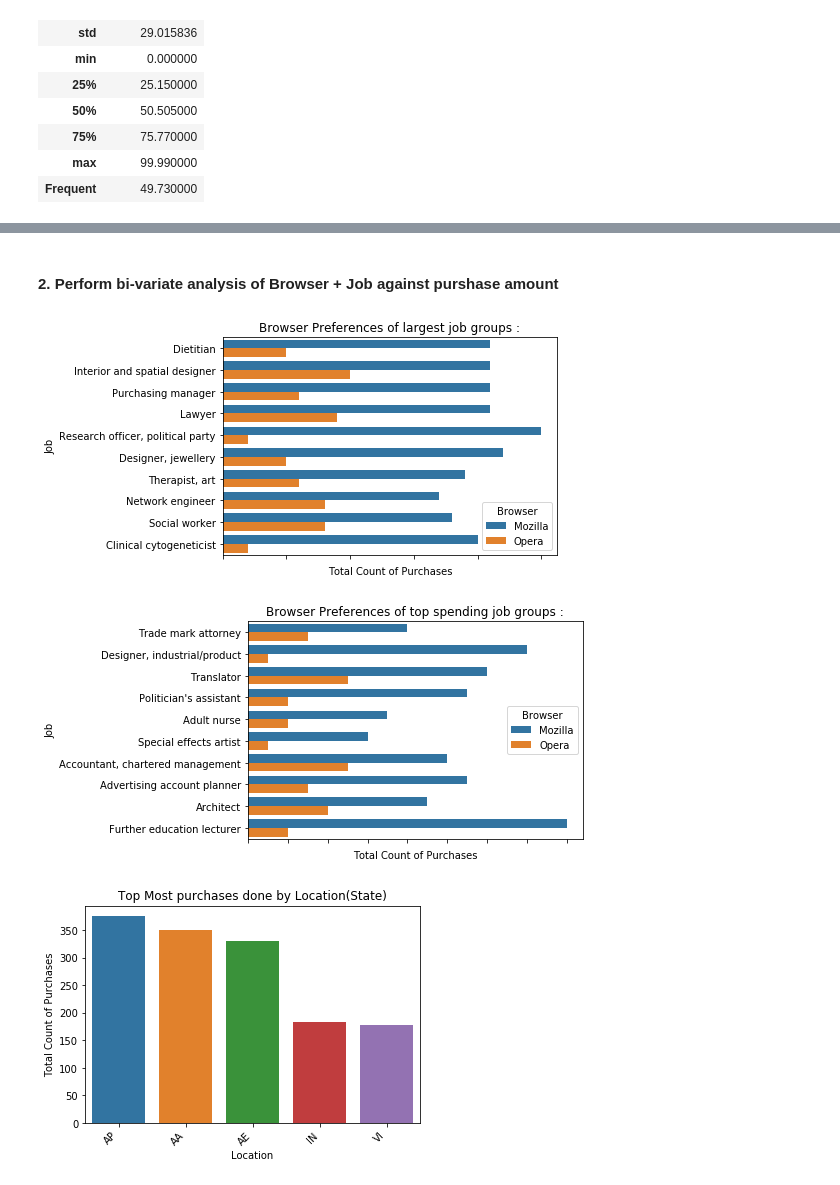
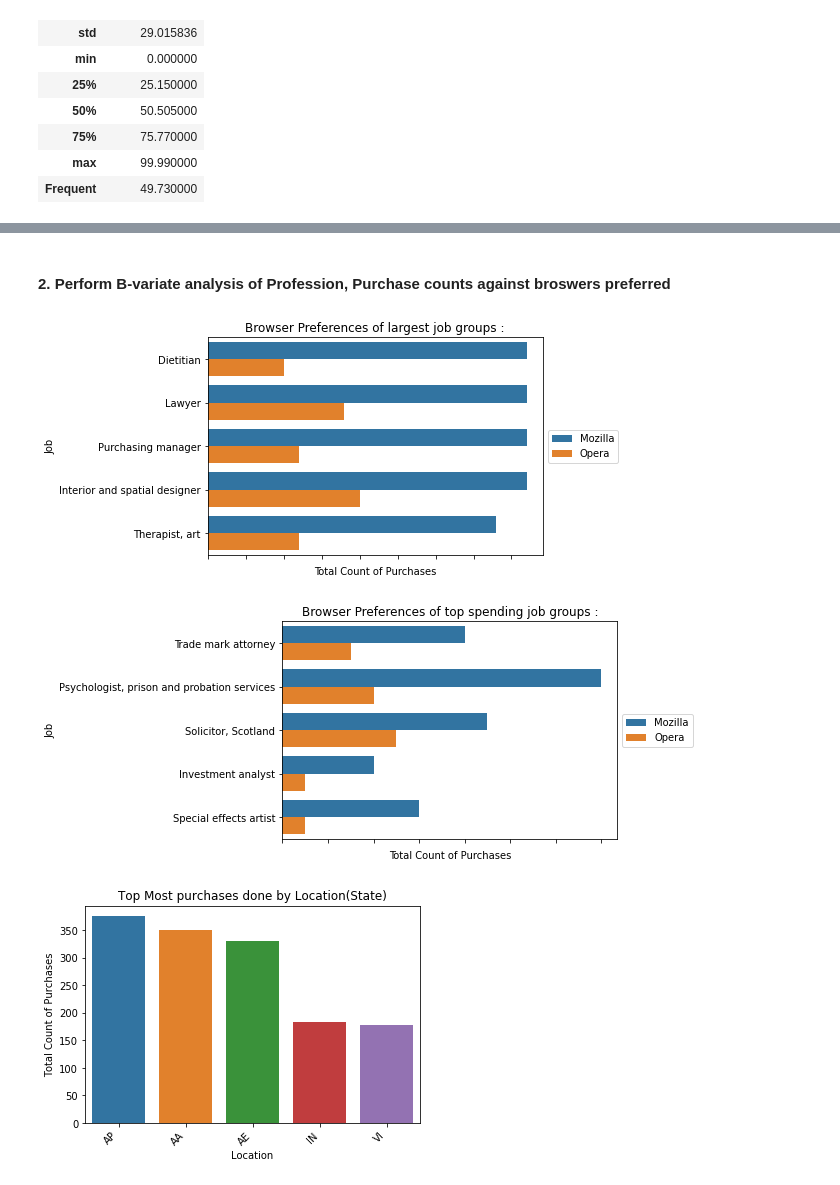
Before and after one commit to RajeshRamachander/ecom, a Jupyter notebook: ecom_eda.ipynb, the cells around one changed output, grey strips where cells are left out. Drawn from its saved outputs; the diff is of its cells as text; code cells hidden in the pictures.

Commit message:
Visualization update
Visualization drafted

```diff
--- a/ecom_eda.ipynb
+++ b/ecom_eda.ipynb
@@ -428,7 +424,7 @@ df = mean_imputed.get_data_frame()
 # %%
 job = df.groupby(by=['Job'], as_index=False)['Purchase Price'].sum()#group by Job and sort by total purchase amount
 
-res1= job.sort_values(by='Purchase Price', ascending=False).iloc[:10,:]
+res1= job.sort_values(by='Purchase Price', ascending=False).iloc[:5,:] #get top 5 profession and corresponding purchase
 res1 #On first sight it looks like dietitian is the designation that is spending the most amount
 # %% [output]
 |  | Job | Purchase Price |
@@ -522,22 +462,24 @@ ax.set_xticklabels(ax.get_xticklabels(), rotation=45, horizontalalignment='right
 # %% [markdown]
-#### 2. Perform bi-variate analysis of Browser + Job against purshase amount
+#### 2. Perform B-variate analysis of Profession, Purchase counts against broswers preferred
 # %%
-#Browser preferences of top 10 job types
-jobBrowser = df.groupby(by=['Job', 'Browser'], as_index=False, )['Purchase Price'].count()
+jobBrowser = df.groupby(by=['Job', 'Browser'], as_index=False, )['Purchase Price'].count() #Browser preferences
 jobBrowser.sort_values(by='Purchase Price', ascending = False)#group by Job and sort by total purchase amount
-
 plt.title(f"Browser Preferences of largest job groups :")
-ax = sns.barplot(x = "Purchase Price_y", y = "Job",hue="Browser" , orient = 'h', data = res1.merge(jobBrowser,on = 'Job' ,how = 'inner'))
+ax = sns.barplot(x = "Purchase Price_y", y = "Job",hue="Browser" ,
+                 orient = 'h', data = res1.merge(jobBrowser,on = 'Job' ,how = 'inner'))
 ax.set(ylabel="Job", xlabel = "Total Count of Purchases")
 ax.set_xticklabels(ax.get_xticklabels(), rotation=45, horizontalalignment='right')
+plt.legend(loc='center left', bbox_to_anchor=(1.0, 0.5))
 plt.show()
 # %% [output]
-[figure, old version]
+[figure, new version]
 # %%
 plt.title(f"Browser Preferences of top spending job groups :")
-ax = sns.barplot(x = "Purchase Price_y", y = "Job",hue="Browser" , orient = 'h', data = res2.merge(jobBrowser,on = 'Job' ,how = 'inner'))
+ax = sns.barplot(x = "Purchase Price_y", y = "Job",hue="Browser" , orient = 'h',
+                 data = res2.merge(jobBrowser,on = 'Job' ,how = 'inner'))
 ax.set(ylabel="Job", xlabel = "Total Count of Purchases")
 ax.set_xticklabels(ax.get_xticklabels(), rotation=45, horizontalalignment='right')
+plt.legend(loc='center left', bbox_to_anchor=(1.0, 0.5))
 plt.show()
 # %% [output]
-[figure, old version]
+[figure, new version]
```
Also changed, not shown: parts of 29 cells of this notebook, 3 other files.
